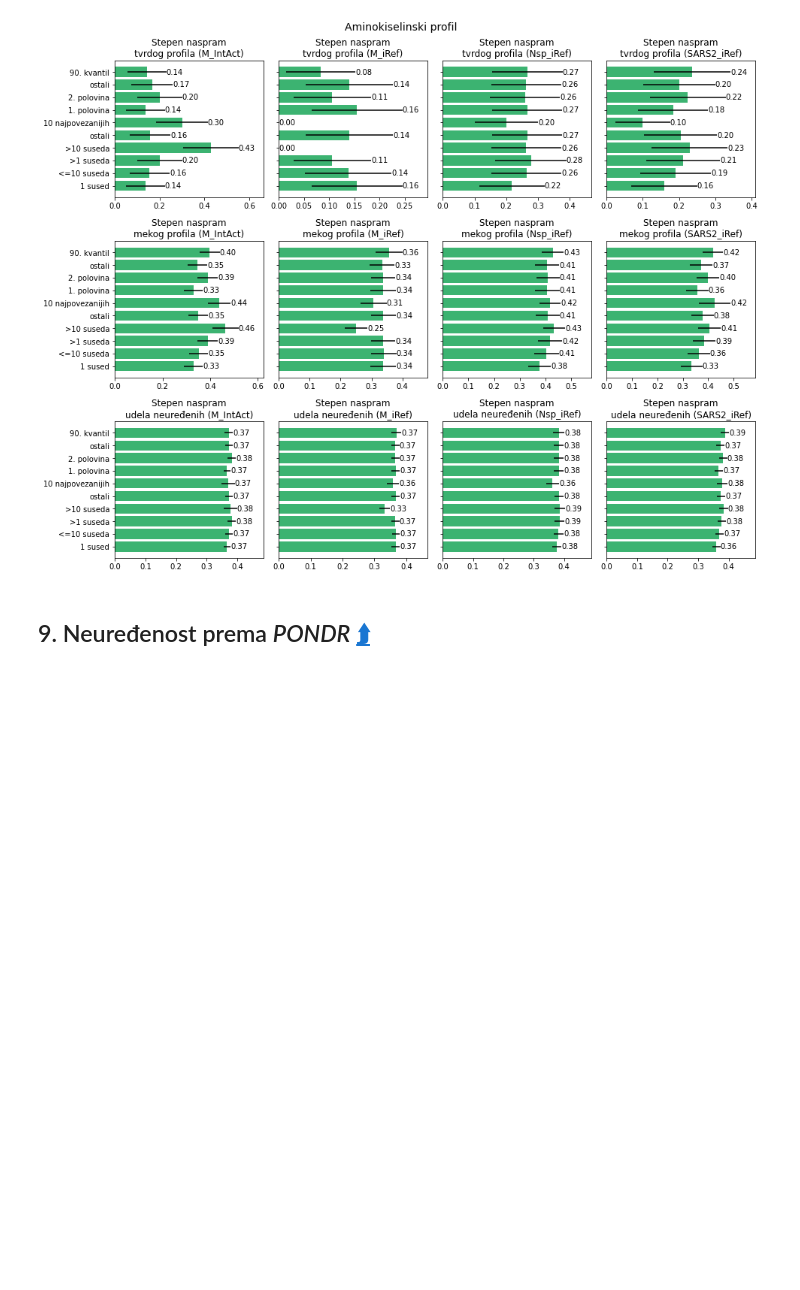
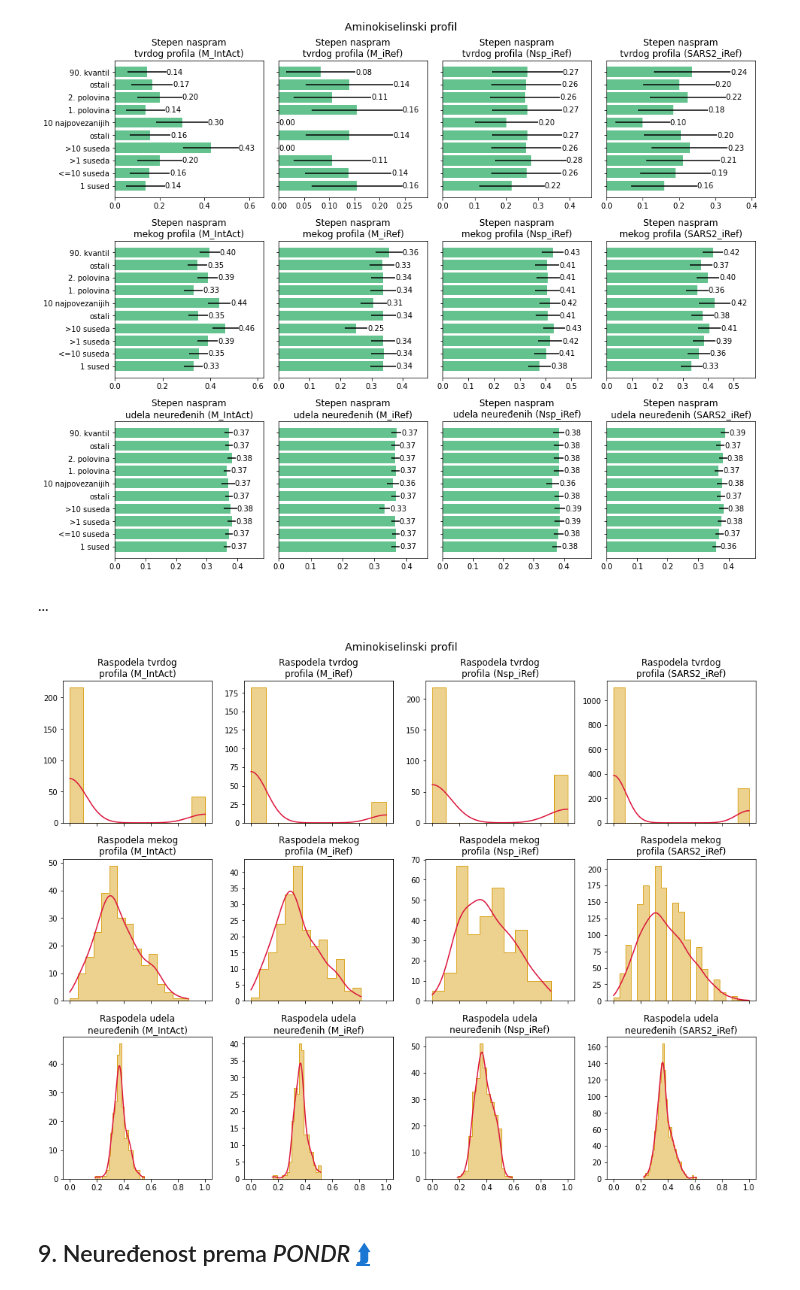
Before and after one commit to matfija/Neuredjenost-u-interaktomu, a Jupyter notebook: sveska/IDP_u_PPI.ipynb, the cells around one changed output. Cells and saved outputs as stored; diff of their text form; code cells hidden in the pictures; blank space fills up the shorter version.

```diff
--- a/sveska/IDP_u_PPI.ipynb
+++ b/sveska/IDP_u_PPI.ipynb
@@ -770,7 +756,8 @@ def prosek(X, Y, ax, ime):
     y = np.arange(len(bars))
 
     # Stubići sa prosečnim neuređenostima
-    hb = ax.barh(y, pros, xerr=ods, color='mediumseagreen')
+    hb = ax.barh(y, pros, xerr=ods, alpha=.8,
+                 color='mediumseagreen')
 
     # Postavljanje imena grafika
     ax.set_title(ime)
@@ -1443,6 +1564,63 @@ def barplot(P, sup, x=False, y=True):
 barplot(P, 'Aminokiselinski profil')
 # %% [output]
 [figure]
+# %% [markdown]
+...
+# %%
+# Histogrami sa raspodelom tekućeg interaktoma
+def histint(Y, ax, ime):
+    histoidp(Y[0], ax[0], f'Raspodela tvrdog\nprofila ({ime})')
+    histoidp(Y[1], ax[1], f'Raspodela mekog\nprofila ({ime})')
+    histoidp(Y[2], ax[2], f'Raspodela udela\nneuređenih ({ime})')
+
+# Stubići sa prosečnom neuređenošću
+def barplot(P, sup, x=False, y=True):
+    # Broj redova u grafiku
+    n = len(P[0][1])
+
+    # Podela slike na više delova
+    fig, axs = plt.subplots(n, 4,
+                            figsize=(13.5, n*3.5),
+                            sharex=x, sharey=y)
+
+    # Stubići sa prosecima svih interaktoma
+    barint(*P[0], axs[0] if n == 1 else axs[:, 0], 'M_IntAct')
+    barint(*P[1], axs[1] if n == 1 else axs[:, 1], 'M_iRef')
+    barint(*P[2], axs[2] if n == 1 else axs[:, 2], 'Nsp_iRef')
+    barint(*P[3], axs[3] if n == 1 else axs[:, 3], 'SARS2_iRef')
+
+    # Naslov grafika koji opisuje sliku
+    fig.suptitle(sup, fontsize=14)
+
+    # Crtanje slike bez preklapanja
+    fig.tight_layout()
+
+# Histogrami sa raspodelom neuređenosti
+def neuredjenost(P, sup, x=True, y=False):
+    # Broj redova u grafiku
+    n = len(P[0][1])
+
+    # Podela slike na više delova
+    fig, axs = plt.subplots(n, 4,
+                            figsize=(13.5, n*3.5),
+                            sharex=x, sharey=y)
+
+    # Raspodela neuređenosti svih interaktoma
+    histint(P[0][1], axs[0] if n == 1 else axs[:, 0], 'M_IntAct')
+    histint(P[1][1], axs[1] if n == 1 else axs[:, 1], 'M_iRef')
+    histint(P[2][1], axs[2] if n == 1 else axs[:, 2], 'Nsp_iRef')
+    histint(P[3][1], axs[3] if n == 1 else axs[:, 3], 'SARS2_iRef')
+
+    # Naslov grafika koji opisuje sliku
+    fig.suptitle(sup, fontsize=14)
+
+    # Crtanje slike bez preklapanja
+    fig.tight_layout()
+
+# Histogrami sa raspodelom neuređenosti
+neuredjenost(P, 'Aminokiselinski profil')
+# %% [output]
+[figure, added]
 # %% [markdown]
 ## 9. Neuređenost prema *PONDR* [⮭]<a id="par:pondr"></a>
 
```
Also changed, not shown: parts of 26 cells of this notebook, 2 other files.
